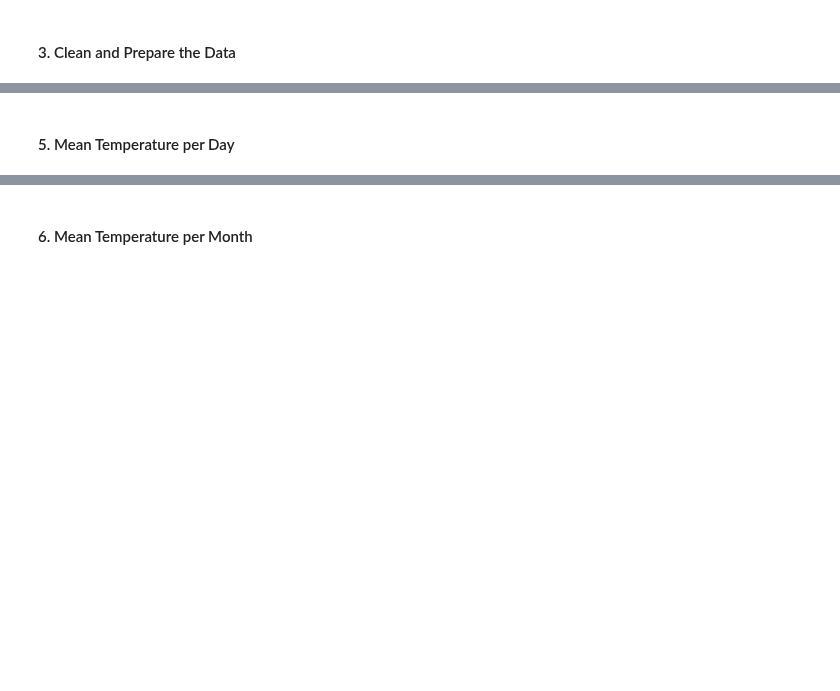
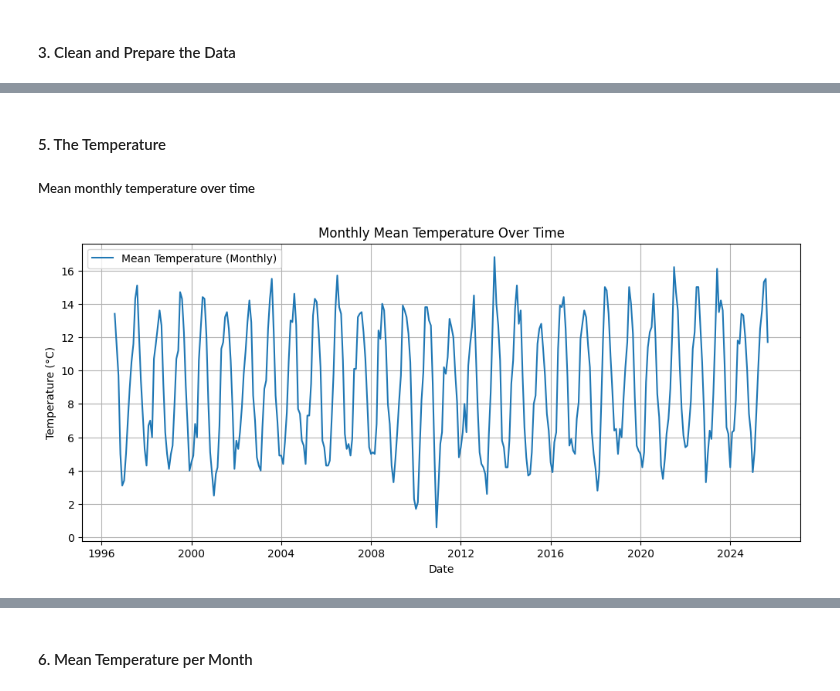
Before and after one commit to p-sav/PFDA, a Jupyter notebook: Assignments/Week-6/assignment_6_Weather.ipynb, the cells around one changed output, grey strips where cells are left out. Saved outputs shown, nothing was run; the diff lists cells and outputs as text; code cells hidden in the pictures; blank space fills up the shorter version.

Commit message:
Week 6 assignment updated

```diff
--- a/Assignments/Week-6/assignment_6_Weather.ipynb
+++ b/Assignments/Week-6/assignment_6_Weather.ipynb
@@ -67,0 +66,21 @@ None
+# %%
+# 1. Convert numeric columns to real numbers
+numeric_cols = ['meant', 'maxtp', 'mintp', 'mnmax', 'mnmin',
+                'rain', 'gmin', 'wdsp', 'maxgt', 'sun']
+
+for col in numeric_cols:
+    df[col] = pd.to_numeric(df[col], errors='coerce')   # turn blanks into NaN
+
+
+# 2. Create a proper date column from year and month
+df['date'] = pd.to_datetime(df[['year', 'month']].assign(day=1))
+
+
+# 3. Sort by date
+df = df.sort_values('date')
+
+
+# 4. Show cleaned data summary
+print(df.head())
+print(df.info())
+print(df.columns)
@@ -68,2 +105,15 @@ None
 # %% [markdown]
-#### 5. Mean Temperature per Day
+#### 5. The Temperature
+##### Mean monthly temperature over time
+# %%
+
+plt.figure(figsize=(12,5))
+plt.plot(df['date'], df['meant'], label="Mean Temperature (Monthly)")
+plt.title("Monthly Mean Temperature Over Time")
+plt.xlabel("Date")
+plt.ylabel("Temperature (°C)")
+plt.grid(True)
+plt.legend()
+plt.show()
+# %% [output]
+[figure, added]
```
Also changed, not shown: parts of 5 cells of this notebook, 4 other files.
